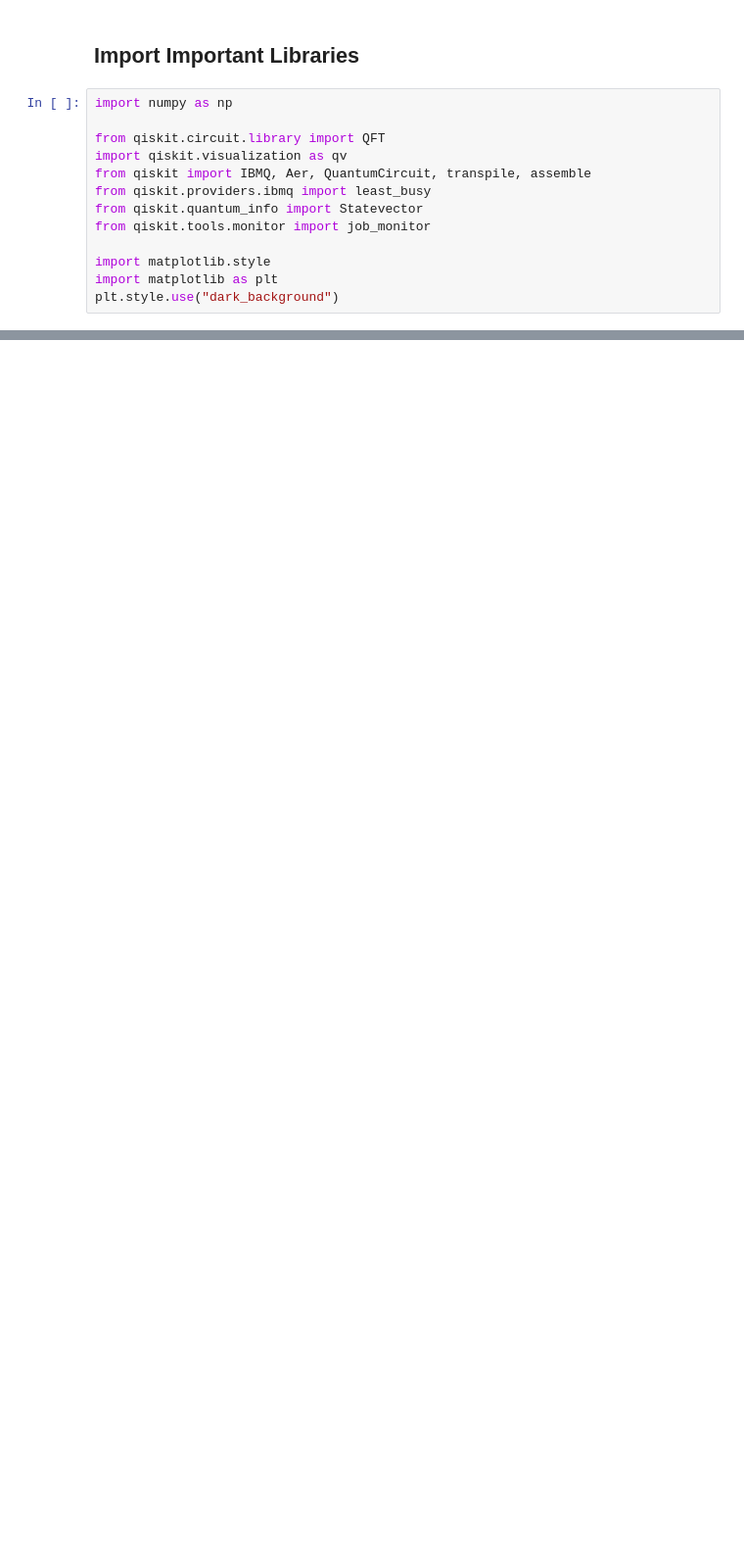
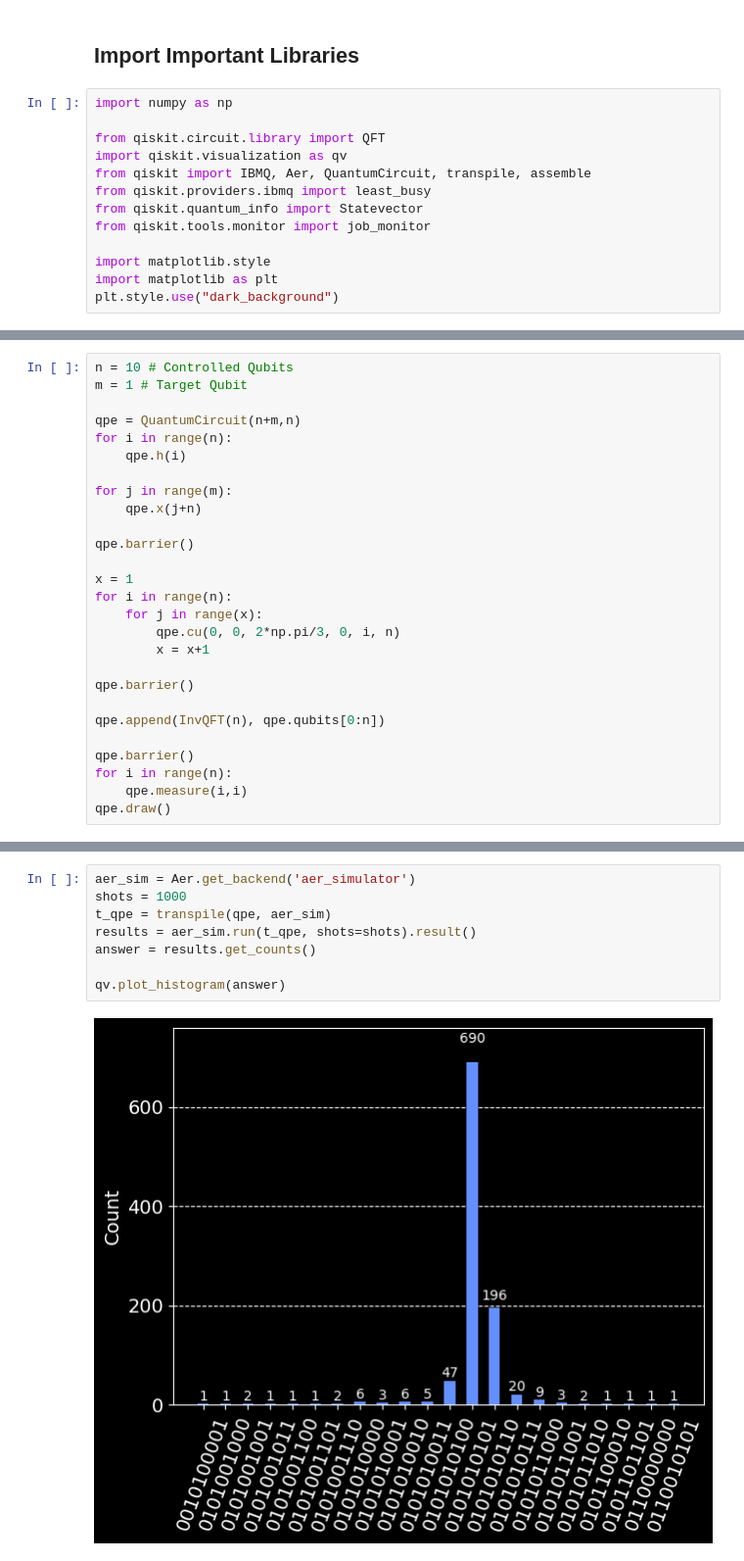
Before and after one commit to lalwsank/QIQC, a Jupyter notebook: Quantum Phase Estimation.ipynb, the cells around one changed output, grey strips where cells are left out. Shown at 98% size. Saved outputs shown, nothing was run; the diff lists cells and outputs as text; blank space fills up the shorter version.

```diff
--- a/Quantum Phase Estimation.ipynb
+++ b/Quantum Phase Estimation.ipynb
@@ -102,0 +31,27 @@ Fourier Basis
+# %%
+n = 10 # Controlled Qubits
+m = 1 # Target Qubit
+
+qpe = QuantumCircuit(n+m,n)
+for i in range(n):
+    qpe.h(i)
+
+for j in range(m):
+    qpe.x(j+n)
+
+qpe.barrier()
+
+x = 1
+for i in range(n):
+    for j in range(x):
+        qpe.cu(0, 0, 2*np.pi/3, 0, i, n)
+        x = x+1
+
+qpe.barrier()
+
+qpe.append(InvQFT(n), qpe.qubits[0:n])
+
+qpe.barrier()
+for i in range(n):
+    qpe.measure(i,i)
+qpe.draw()
@@ -102,0 +76,10 @@ Fourier Basis
+# %%
+aer_sim = Aer.get_backend('aer_simulator')
+shots = 1000
+t_qpe = transpile(qpe, aer_sim)
+results = aer_sim.run(t_qpe, shots=shots).result()
+answer = results.get_counts()
+
+qv.plot_histogram(answer)
+# %% [output]
+[figure, added]
```
Also changed, not shown: parts of 7 cells of this notebook.
